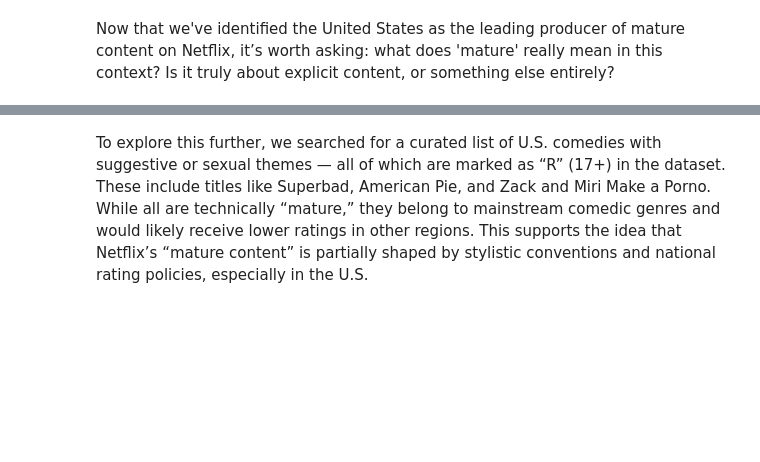
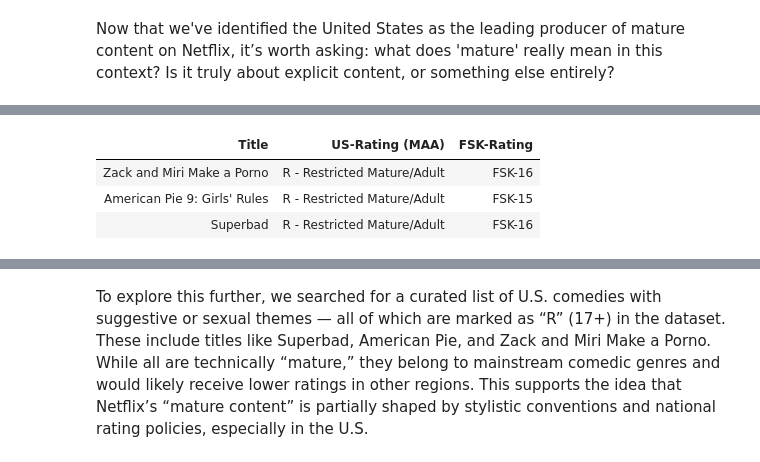
Before and after one commit to Elias-Martinelli/DVIZ_Final-Project_Netflix, a Jupyter notebook: notebooks/MainStory_2EDIT.ipynb, the cells around one changed output, grey strips where cells are left out. Saved outputs shown, nothing was run; the diff lists cells and outputs as text; code cells hidden in the pictures; blank space fills up the shorter version.

```diff
--- a/notebooks/MainStory_2EDIT.ipynb
+++ b/notebooks/MainStory_2EDIT.ipynb
@@ -456 +467,27 @@ Now that we've identified the United States as the leading producer of mature co
+# %%
+import pandas as pd
+
+data = {
+    "Title": [
+        "Zack and Miri Make a Porno",
+        "American Pie 9: Girls' Rules",
+        "Superbad"
+    ],
+    "US-Rating (MAA)": [
+        "R - Restricted Mature/Adult",
+        "R - Restricted Mature/Adult",
+        "R - Restricted Mature/Adult"
+    ],
+    "FSK-Rating": ["FSK-16", "FSK-15", "FSK-16"]
+}
+
+df = pd.DataFrame(data)
+# HTML ohne Index ausgeben
+from IPython.display import display, HTML
+display(HTML(df.to_html(index=False)))
+# %% [output]
+| Title | US-Rating (MAA) | FSK-Rating |
+| Zack and Miri Make a Porno | R - Restricted Mature/Adult | FSK-16 |
+| American Pie 9: Girls' Rules | R - Restricted Mature/Adult | FSK-15 |
+| Superbad | R - Restricted Mature/Adult | FSK-16 |
 # %% [markdown]
```
Also changed, not shown: parts of 10 cells of this notebook.
